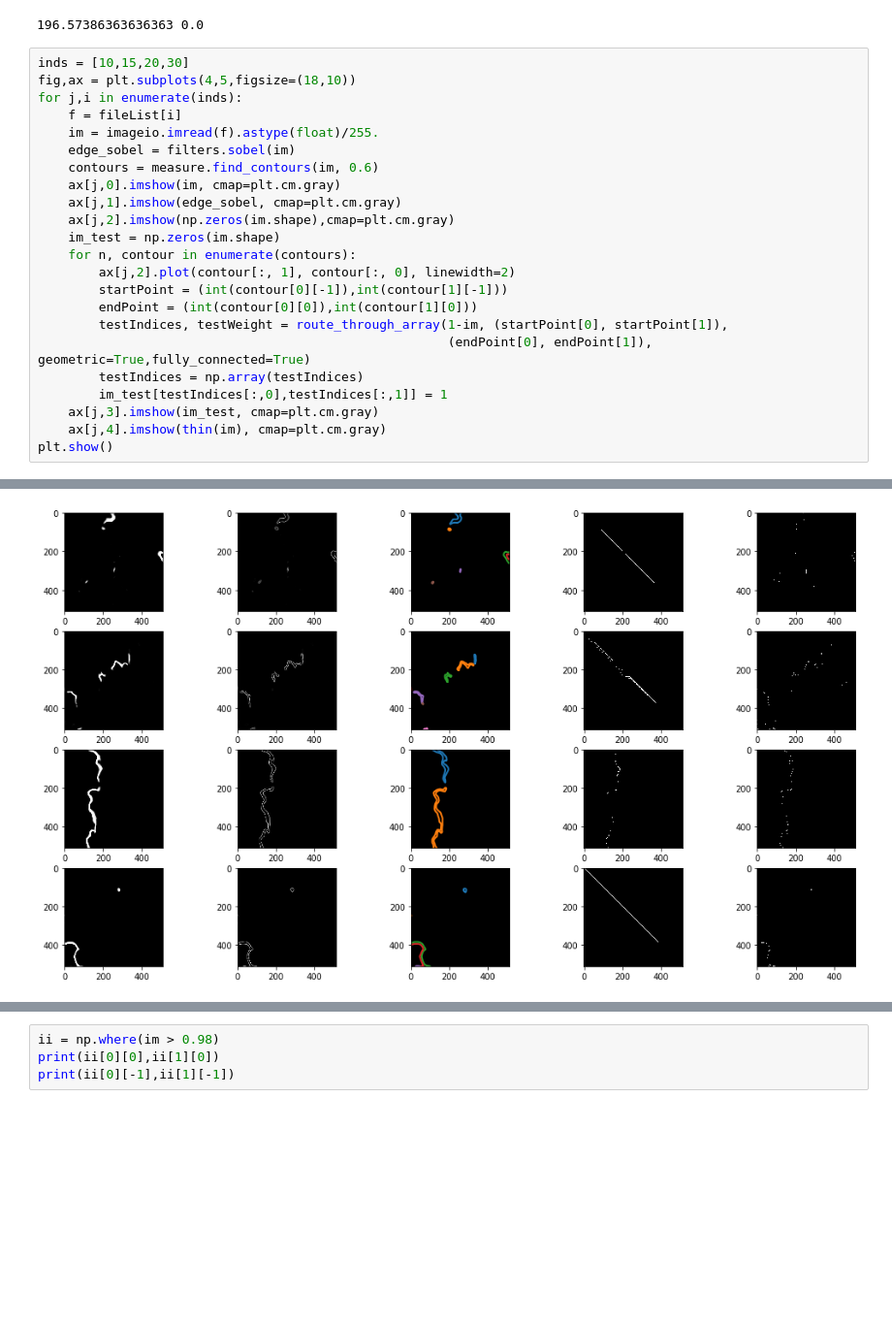
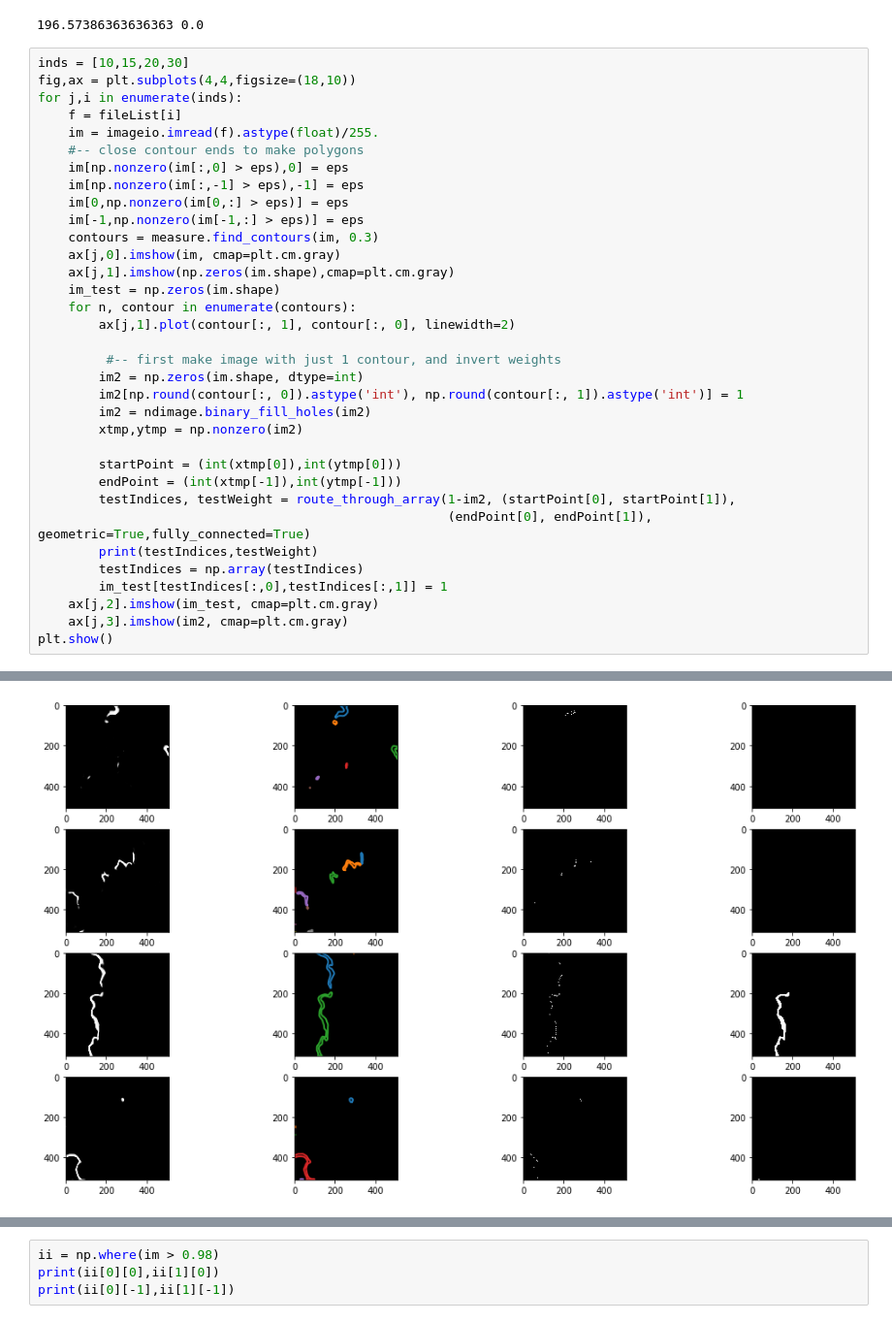
Before and after one commit to yaramohajerani/GL_learning, a Jupyter notebook: GL_postprocessing_geocoded_complex.ipynb, the cells around one changed output, grey strips where cells are left out. Shown at 97% size. Drawn from its saved outputs; the diff is of its cells as text; blank space fills up the shorter version.

Commit message:
add centerlines to shapefiles, and make combined shapefiles for same date

```diff
--- a/GL_postprocessing_geocoded_complex.ipynb
+++ b/GL_postprocessing_geocoded_complex.ipynb
@@ -177,25 +204,36 @@ print(np.max(cc),np.min(cc))
 196.57386363636363 0.0
 # %%
 inds = [10,15,20,30]
-fig,ax = plt.subplots(4,5,figsize=(18,10))
+fig,ax = plt.subplots(4,4,figsize=(18,10))
 for j,i in enumerate(inds):
     f = fileList[i]
     im = imageio.imread(f).astype(float)/255.
-    edge_sobel = filters.sobel(im)
-    contours = measure.find_contours(im, 0.6)
+    #-- close contour ends to make polygons
+    im[np.nonzero(im[:,0] > eps),0] = eps
+    im[np.nonzero(im[:,-1] > eps),-1] = eps
+    im[0,np.nonzero(im[0,:] > eps)] = eps
+    im[-1,np.nonzero(im[-1,:] > eps)] = eps
+    contours = measure.find_contours(im, 0.3)
     ax[j,0].imshow(im, cmap=plt.cm.gray)
-    ax[j,1].imshow(edge_sobel, cmap=plt.cm.gray)
-    ax[j,2].imshow(np.zeros(im.shape),cmap=plt.cm.gray)
+    ax[j,1].imshow(np.zeros(im.shape),cmap=plt.cm.gray)
     im_test = np.zeros(im.shape)
     for n, contour in enumerate(contours):
-        ax[j,2].plot(contour[:, 1], contour[:, 0], linewidth=2)
-        startPoint = (int(contour[0][-1]),int(contour[1][-1]))
-        endPoint = (int(contour[0][0]),int(contour[1][0]))
-        testIndices, testWeight = route_through_array(1-im, (startPoint[0], startPoint[1]),
+        ax[j,1].plot(contour[:, 1], contour[:, 0], linewidth=2)
+
+         #-- first make image with just 1 contour, and invert weights
+        im2 = np.zeros(im.shape, dtype=int)
+        im2[np.round(contour[:, 0]).astype('int'), np.round(contour[:, 1]).astype('int')] = 1
+        im2 = ndimage.binary_fill_holes(im2)
+        xtmp,ytmp = np.nonzero(im2)
+
+        startPoint = (int(xtmp[0]),int(ytmp[0]))
+        endPoint = (int(xtmp[-1]),int(ytmp[-1]))
+        testIndices, testWeight = route_through_array(1-im2, (startPoint[0], startPoint[1]),
                                                       (endPoint[0], endPoint[1]), geometric=True,fully_connected=True)
+        print(testIndices,testWeight)
         testIndices = np.array(testIndices)
         im_test[testIndices[:,0],testIndices[:,1]] = 1
-    ax[j,3].imshow(im_test, cmap=plt.cm.gray)
-    ax[j,4].imshow(thin(im), cmap=plt.cm.gray)
+    ax[j,2].imshow(im_test, cmap=plt.cm.gray)
+    ax[j,3].imshow(im2, cmap=plt.cm.gray)
 plt.show()
 # %% [output]
@@ -202 +257 @@ plt.show()
-[figure, old version]
+[figure, new version]
```
Also changed, not shown: parts of 3 cells of this notebook, 2 other files.
